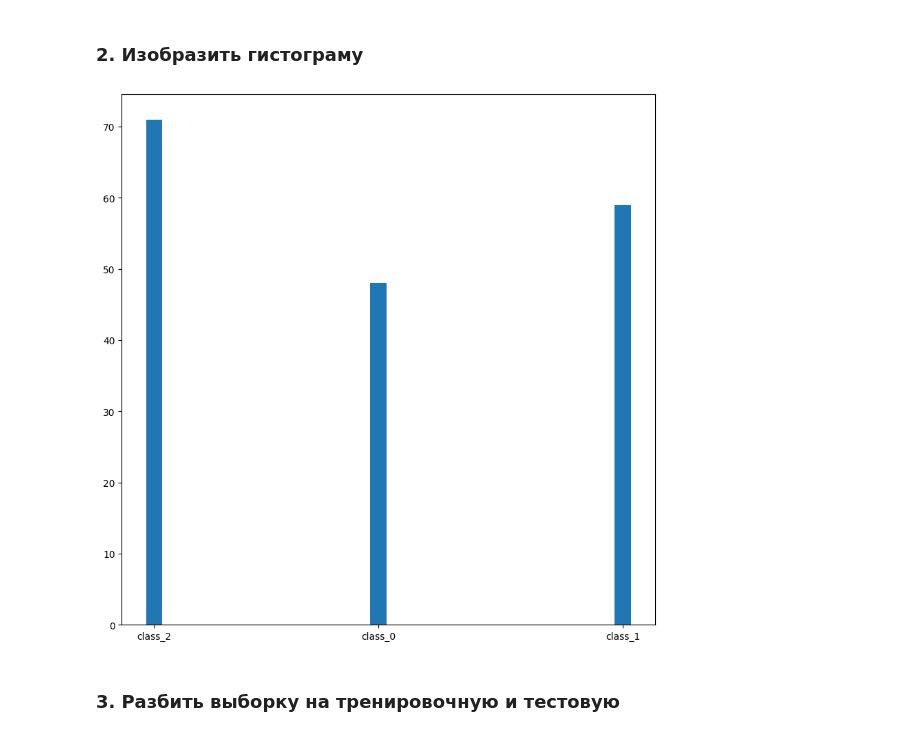
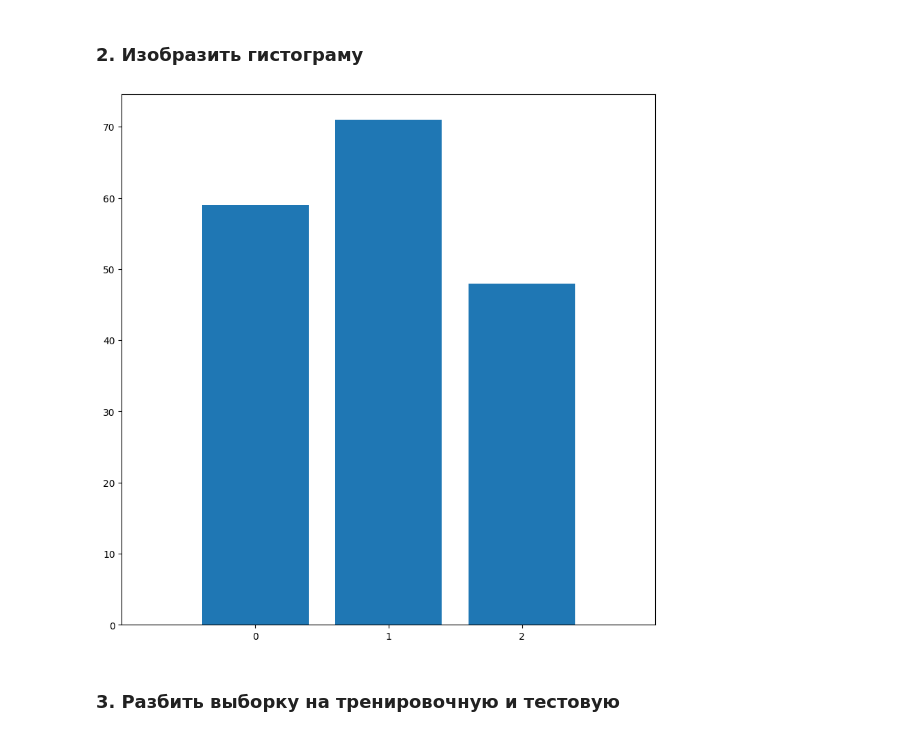
Before and after one commit to Moreez317/AD_10pr, a Jupyter notebook: main.ipynb, the cells around one changed output. Saved outputs shown, nothing was run; the diff lists cells and outputs as text; code cells hidden in the pictures.

```diff
--- a/main.ipynb
+++ b/main.ipynb
@@ -50,11 +50,17 @@ print(predictors.head(5))
 4                          2.93    735.0
 # %% [markdown]
 ### 2. Изобразить гистограму
-# %%
-plt.bar(np.bincount(target), height=[48, 59, 71])
-plt.xticks(np.bincount(target), target_names);
-# %% [output]
-[figure, removed]
+# %%
+data = target
+counts = np.bincount(data)
+
+fig, ax = plt.subplots()
+ax.bar(range(len(target_names)), counts, width=0.8, align="center")
+ax.set(xticks=range(len(target_names)), xlim=[-1, len(target_names)])
+
+plt.show()
+# %% [output]
+[figure, added]
 # %% [markdown]
 ### 3. Разбить выборку на тренировочную и тестовую
 # %%
```
Also changed, not shown: parts of 5 cells of this notebook.
